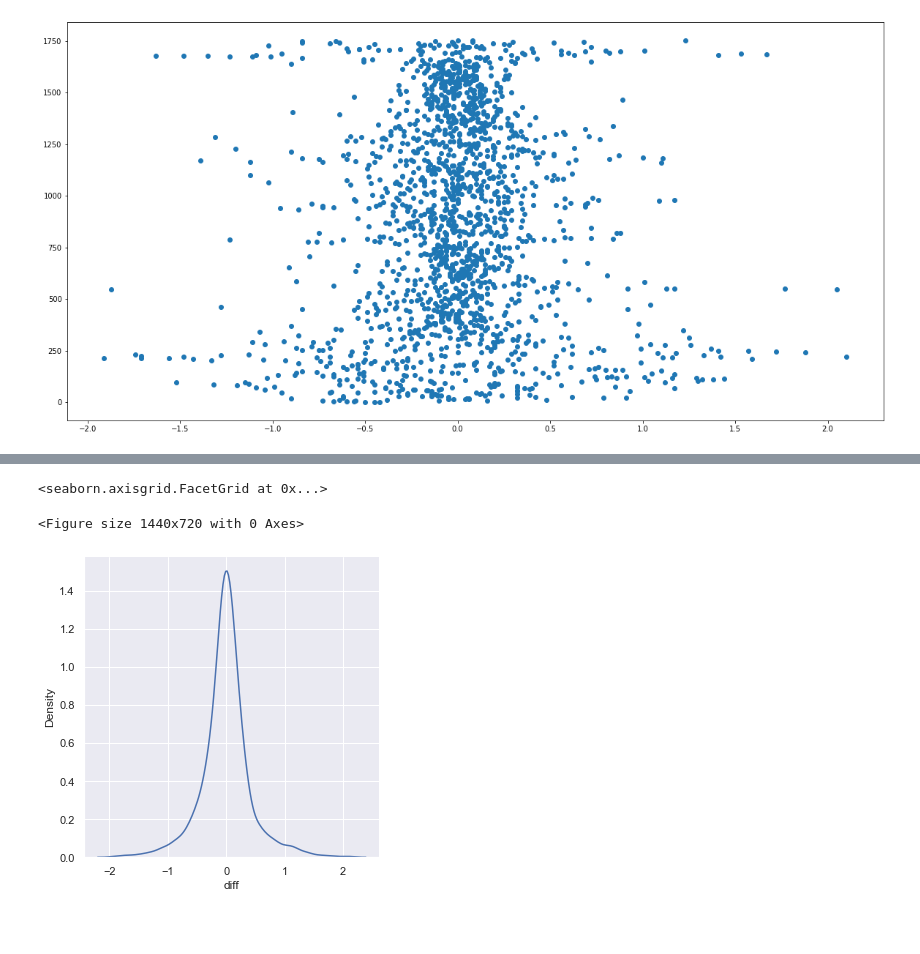
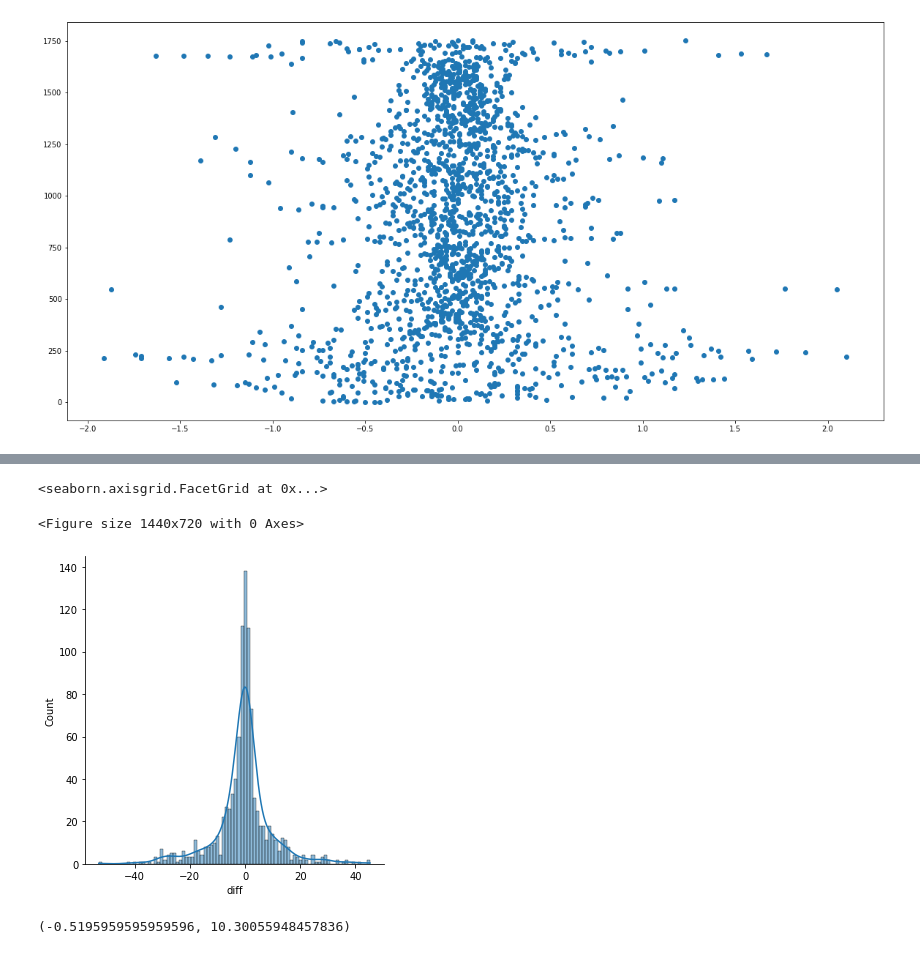
Before and after one commit to xtwxfxk/left5, a Jupyter notebook: stock/aktest.ipynb, the cells around one changed output, grey strips where cells are left out. Saved outputs shown, nothing was run; the diff lists cells and outputs as text; code cells hidden in the pictures; blank space fills up the shorter version.

```diff
--- a/stock/aktest.ipynb
+++ b/stock/aktest.ipynb
@@ -26,10 +34,10 @@ sns.histplot(df, x='diff', ax=ax)
 sns.set(rc={"figure.figsize":(20, 10)})
 # %%
 plt.figure(figsize=(20,10))
-sns.displot(df, x='diff', kind='kde')
+sns.displot(df, x='diff', kde=True)
 # f, ax = plt.subplots(figsize=(20, 10))
 # sns.kdeplot(df, x='diff', ax=ax)
 # %% [output]
 <seaborn.axisgrid.FacetGrid at 0x...>
 <Figure size 1440x720 with 0 Axes>
-[figure, old version]
+[figure, new version]
@@ -35,0 +50,4 @@ sns.displot(df, x='diff', kind='kde')
+# %%
+mu, std
+# %% [output]
+(-0.5195959595959596, 10.30055948457836)
```
Also changed, not shown: parts of 12 cells of this notebook, 3 other files.
